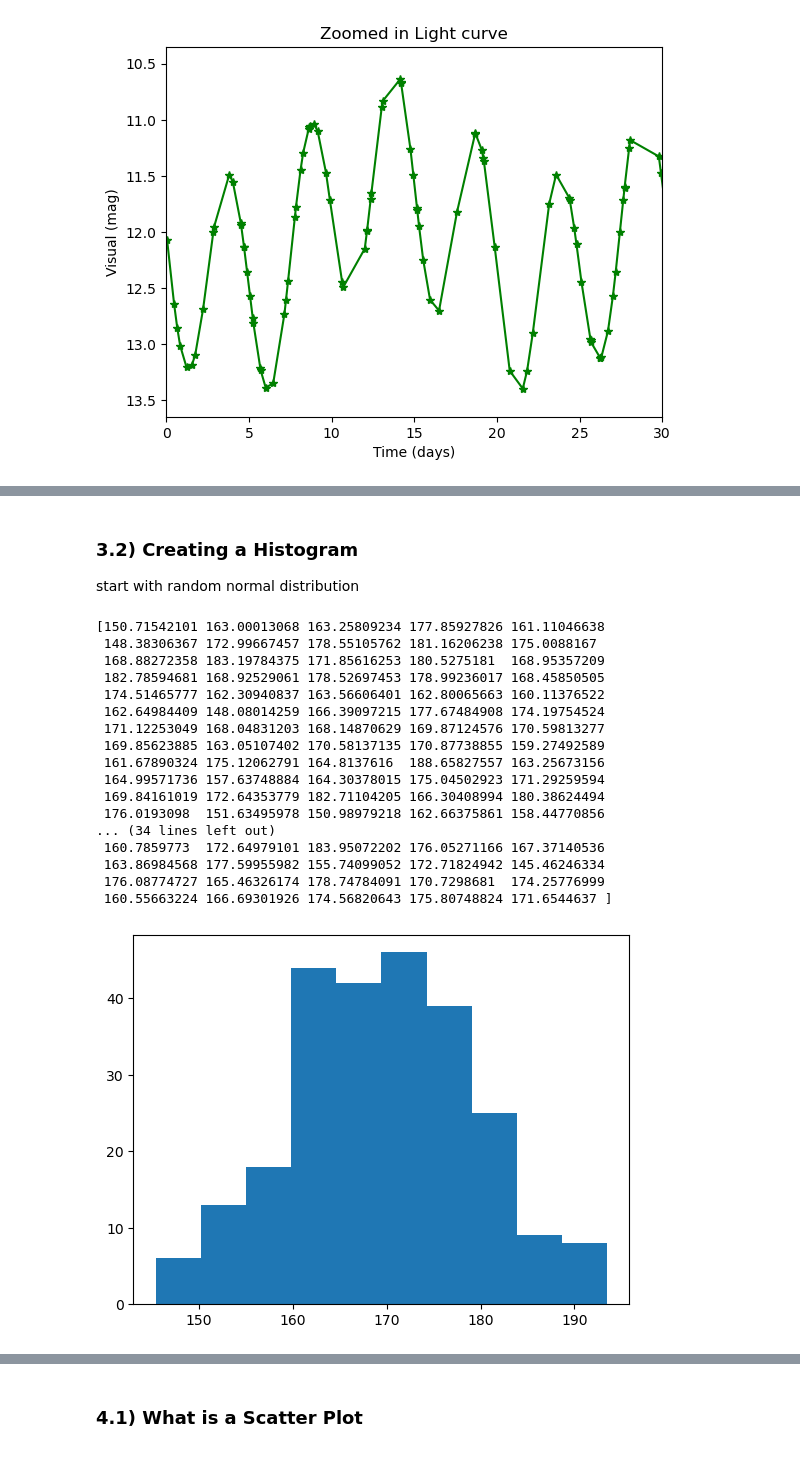
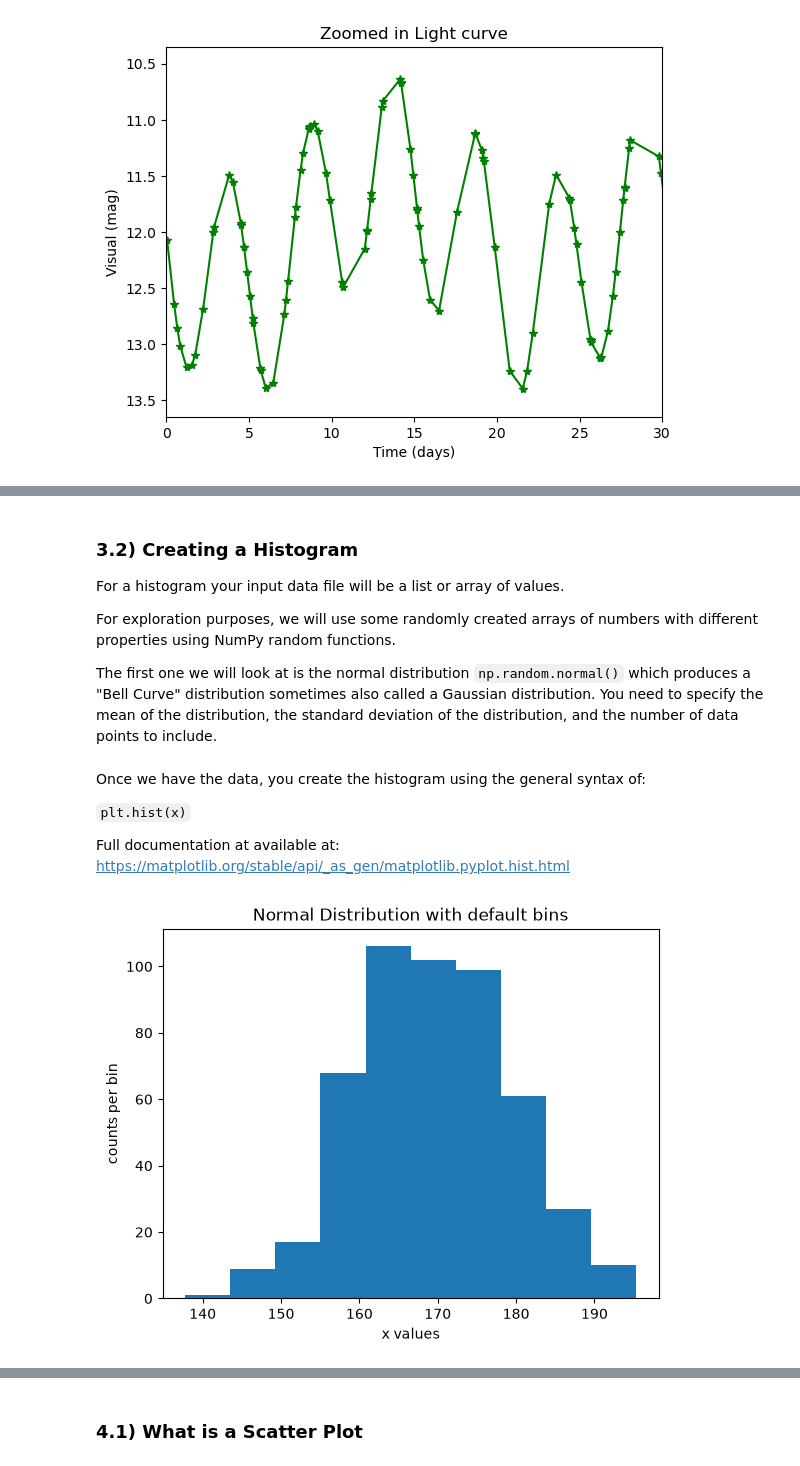
Before and after one commit to drjenncash/SCSU-PAARE-python-intro-tutorials, a Jupyter notebook: Tutorial08_VisualizingData-draft.ipynb, the cells around one changed output, grey strips where cells are left out. Saved outputs shown, nothing was run; the diff lists cells and outputs as text; code cells hidden in the pictures.

```diff
--- a/Tutorial08_VisualizingData-draft.ipynb
+++ b/Tutorial08_VisualizingData-draft.ipynb
@@ -554,33 +534,30 @@ what are they
 # %% [markdown]
 ### 3.2) Creating a Histogram
 
-start with random normal distribution
+For a histogram your input data file will be a list or array of values.
+
+For exploration purposes, we will use some randomly created arrays of numbers with different properties using NumPy random functions.
+
+The first one we will look at is the normal distribution `np.random.normal()` which produces a "Bell Curve" distribution sometimes also called a Gaussian distribution. You need to specify the mean of the distribution, the standard deviation  of the distribution, and the number of data points to include.
 # %%
-#Creating histograms
-x = np.random.normal(170, 10, 250)
+#Creating a normal distribution with a mean value of 170, a std of 10, with 250 points
+x = np.random.normal(170, 10, 1000)
 
-print(x)
+#If you want to see the data itself uncomment the line below
+#print(x)
-# %% [output]
-[150.71542101 163.00013068 163.25809234 177.85927826 161.11046638
- 148.38306367 172.99667457 178.55105762 181.16206238 175.0088167
- 168.88272358 183.19784375 171.85616253 180.5275181  168.95357209
- 182.78594681 168.92529061 178.52697453 178.99236017 168.45850505
- 174.51465777 162.30940837 163.56606401 162.80065663 160.11376522
- 162.64984409 148.08014259 166.39097215 177.67484908 174.19754524
- 171.12253049 168.04831203 168.14870629 169.87124576 170.59813277
- 169.85623885 163.05107402 170.58137135 170.87738855 159.27492589
- 161.67890324 175.12062791 164.8137616  188.65827557 163.25673156
- 164.99571736 157.63748884 164.30378015 175.04502923 171.29259594
- 169.84161019 172.64353779 182.71104205 166.30408994 180.38624494
- 176.0193098  151.63495978 150.98979218 162.66375861 158.44770856
-... (34 lines left out)
- 160.7859773  172.64979101 183.95072202 176.05271166 167.37140536
- 163.86984568 177.59955982 155.74099052 172.71824942 145.46246334
- 176.08774727 165.46326174 178.74784091 170.7298681  174.25776999
- 160.55663224 166.69301926 174.56820643 175.80748824 171.6544637 ]
+# %% [markdown]
+Once we have the data, you create the histogram using the general syntax of:
+
+`plt.hist(x)`
+
+Full documentation at available at:
+https://matplotlib.org/stable/api/_as_gen/matplotlib.pyplot.hist.html
 # %%
-
+#Creating the plot
 plt.hist(x)
+plt.title("Normal Distribution with default bins")
+plt.xlabel('x values')
+plt.ylabel('counts per bin')
 plt.show()
 # %% [output]
-[figure, old version]
+[figure, new version]
```
Also changed, not shown: parts of 37 cells of this notebook.
